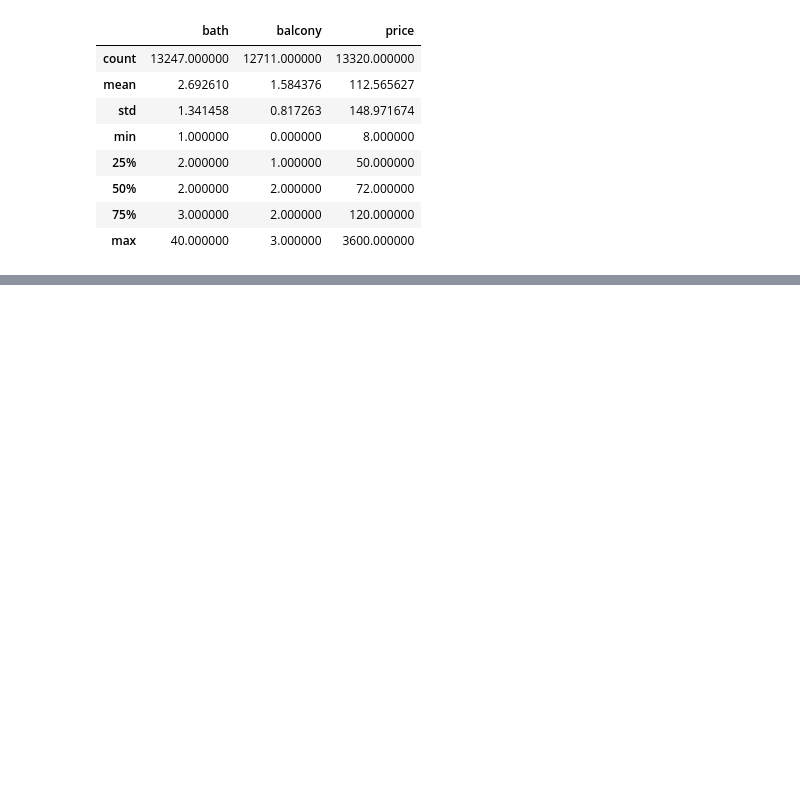
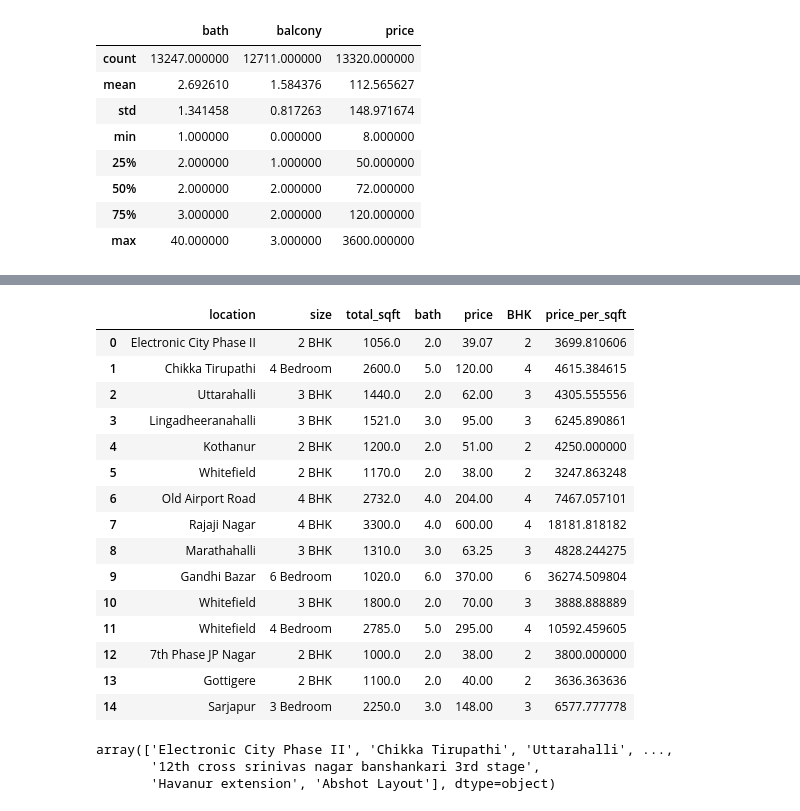
Before and after one commit to ahmedcurious/Data-Science-Work, a Jupyter notebook: Machine_Learning/Projects/Real_Estate_Prediction_Project/file.ipynb, the cells around one changed output, grey strips where cells are left out. Cells and saved outputs as stored; diff of their text form; code cells hidden in the pictures; blank space fills up the shorter version.

```diff
--- a/Machine_Learning/Projects/Real_Estate_Prediction_Project/file.ipynb
+++ b/Machine_Learning/Projects/Real_Estate_Prediction_Project/file.ipynb
@@ -153,0 +260,2 @@ df_1
+# %%
+df_3 = df_2.copy()
@@ -153,0 +272,2 @@ df_1
+# %%
+df_3.dropna(inplace=True)
@@ -153,0 +284,29 @@ df_1
+# %%
+df_4 = df_3.copy()
+# %%
+df_4['price_per_sqft'] = df_4['price']*100000 / df_4['total_sqft']
+# %%
+df_4.head(15)
+# %% [output]
+|  | location | size | total_sqft | bath | price | BHK | price_per_sqft |
+| 0 | Electronic City Phase II | 2 BHK | 1056.0 | 2.0 | 39.07 | 2 | 3699.810606 |
+| 1 | Chikka Tirupathi | 4 Bedroom | 2600.0 | 5.0 | 120.00 | 4 | 4615.384615 |
+| 2 | Uttarahalli | 3 BHK | 1440.0 | 2.0 | 62.00 | 3 | 4305.555556 |
+| 3 | Lingadheeranahalli | 3 BHK | 1521.0 | 3.0 | 95.00 | 3 | 6245.890861 |
+| 4 | Kothanur | 2 BHK | 1200.0 | 2.0 | 51.00 | 2 | 4250.000000 |
+| 5 | Whitefield | 2 BHK | 1170.0 | 2.0 | 38.00 | 2 | 3247.863248 |
+| 6 | Old Airport Road | 4 BHK | 2732.0 | 4.0 | 204.00 | 4 | 7467.057101 |
+| 7 | Rajaji Nagar | 4 BHK | 3300.0 | 4.0 | 600.00 | 4 | 18181.818182 |
+| 8 | Marathahalli | 3 BHK | 1310.0 | 3.0 | 63.25 | 3 | 4828.244275 |
+| 9 | Gandhi Bazar | 6 Bedroom | 1020.0 | 6.0 | 370.00 | 6 | 36274.509804 |
+| 10 | Whitefield | 3 BHK | 1800.0 | 2.0 | 70.00 | 3 | 3888.888889 |
+| 11 | Whitefield | 4 Bedroom | 2785.0 | 5.0 | 295.00 | 4 | 10592.459605 |
+| 12 | 7th Phase JP Nagar | 2 BHK | 1000.0 | 2.0 | 38.00 | 2 | 3800.000000 |
+| 13 | Gottigere | 2 BHK | 1100.0 | 2.0 | 40.00 | 2 | 3636.363636 |
+| 14 | Sarjapur | 3 Bedroom | 2250.0 | 3.0 | 148.00 | 3 | 6577.777778 |
+# %%
+df_4['location'].unique()
+# %% [output]
+array(['Electronic City Phase II', 'Chikka Tirupathi', 'Uttarahalli', ...,
+       '12th cross srinivas nagar banshankari 3rd stage',
+       'Havanur extension', 'Abshot Layout'], dtype=object)
```
Also changed, not shown: parts of 34 cells of this notebook, 1 other file.
